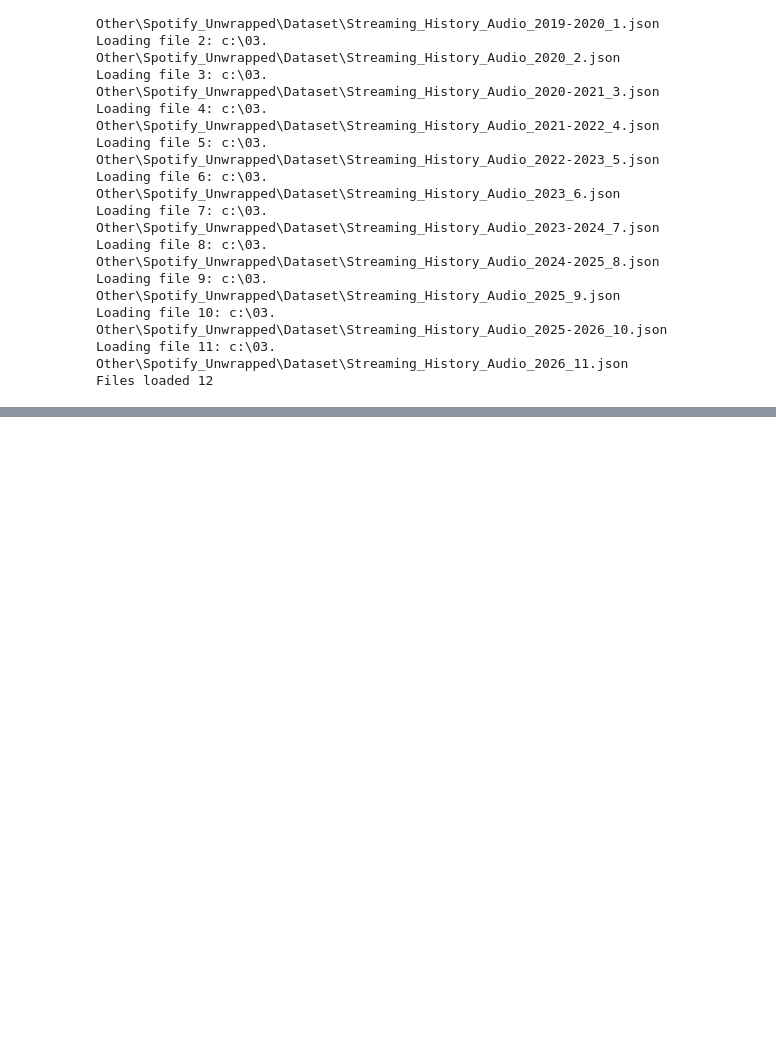
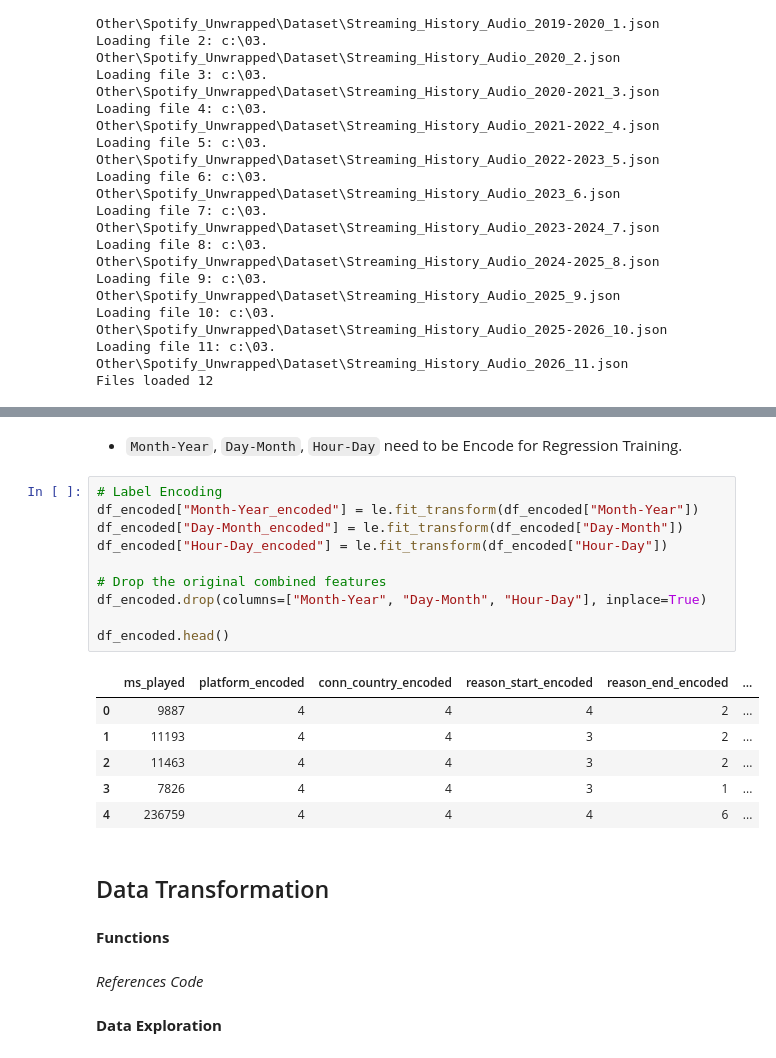
Before and after one commit to miqbal-id27/Spotify_Unwrapped, a Jupyter notebook: demand_forecast.ipynb, the cells around one changed output, grey strips where cells are left out. Saved outputs shown, nothing was run; the diff lists cells and outputs as text; blank space fills up the shorter version.

```diff
--- a/demand_forecast.ipynb
+++ b/demand_forecast.ipynb
@@ -127,0 +306,27 @@ df_json.head()
+# %% [markdown]
+*  `Month-Year`, `Day-Month`, `Hour-Day` need to be Encode for Regression Training.
+# %%
+# Label Encoding
+df_encoded["Month-Year_encoded"] = le.fit_transform(df_encoded["Month-Year"])
+df_encoded["Day-Month_encoded"] = le.fit_transform(df_encoded["Day-Month"])
+df_encoded["Hour-Day_encoded"] = le.fit_transform(df_encoded["Hour-Day"])
+
+# Drop the original combined features
+df_encoded.drop(columns=["Month-Year", "Day-Month", "Hour-Day"], inplace=True)
+
+df_encoded.head()
+# %% [output]
+|  | ms_played | platform_encoded | conn_country_encoded | reason_start_encoded | reason_end_encoded | ... |
+| 0 | 9887 | 4 | 4 | 4 | 2 | ... |
+| 1 | 11193 | 4 | 4 | 3 | 2 | ... |
+| 2 | 11463 | 4 | 4 | 3 | 2 | ... |
+| 3 | 7826 | 4 | 4 | 3 | 1 | ... |
+| 4 | 236759 | 4 | 4 | 4 | 6 | ... |
+# %% [markdown]
+## Data Transformation
+# %% [markdown]
+**Functions**
+# %% [markdown]
+*References Code*
+# %% [markdown]
+**Data Exploration**
```
Also changed, not shown: parts of 25 cells of this notebook.
